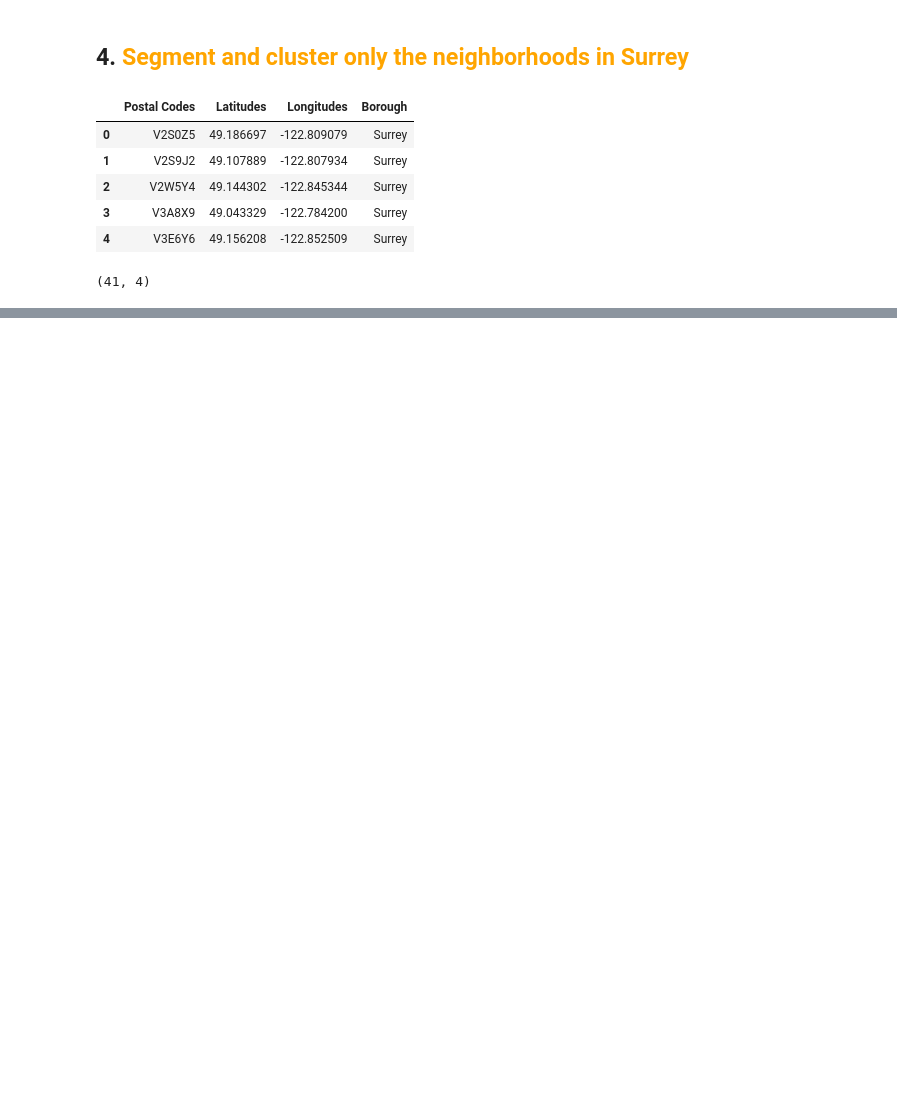
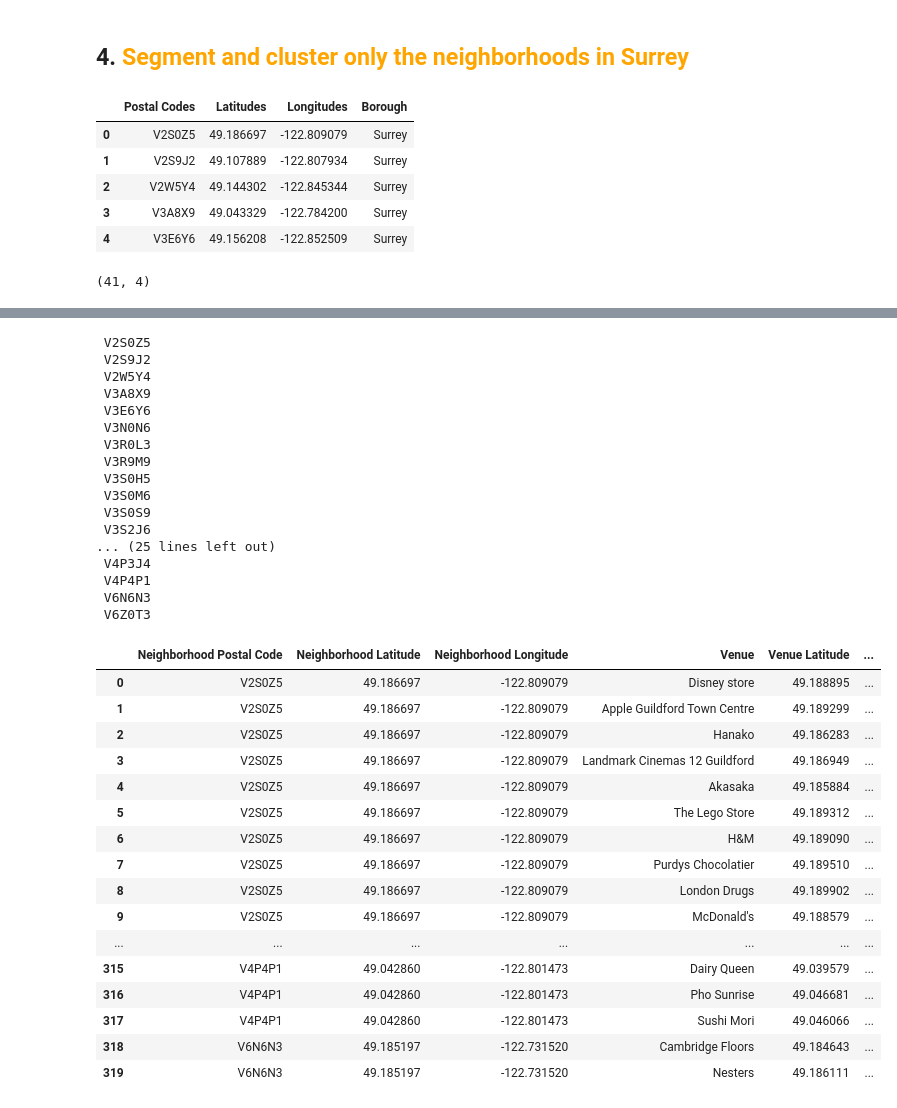
Before and after one commit to dulanjaleekrs/Coursera_Capstone, a Jupyter notebook: Business Recommendations For Surrey, BC - Final.ipynb, the cells around one changed output, grey strips where cells are left out. Drawn from its saved outputs; the diff is of its cells as text; code cells hidden in the pictures; blank space fills up the shorter version.

```diff
--- a/Business Recommendations For Surrey, BC - Final.ipynb
+++ b/Business Recommendations For Surrey, BC - Final.ipynb
@@ -188,0 +222,2 @@ map_surrey
+# %%
+results = requests.get(url).json()
@@ -188,0 +264,78 @@ map_surrey
+# %%
+def getNearbyVenues(names, latitudes, longitudes, radius=500):
+
+    venues_list=[]
+    for name, lat, lng in zip(names, latitudes, longitudes):
+        print(name)
+
+        url = 'https://api.foursquare.com/v2/venues/explore?&client_id={}&client_secret={}&v={}&ll={},{}&radius={}&limit={}'.format(
+            CLIENT_ID,
+            CLIENT_SECRET,
+            VERSION,
+            lat,
+            lng,
+            radius,
+            LIMIT)
+
+        results = requests.get(url).json()["response"]['groups'][0]['items']
+
+        venues_list.append([(
+            name,
+            lat,
+            lng,
+            v['venue']['name'],
+            v['venue']['location']['lat'],
+            v['venue']['location']['lng'],
+            v['venue']['categories'][0]['name']) for v in results])
+
+    nearby_venues = pd.DataFrame([item for venue_list in venues_list for item in venue_list])
+    nearby_venues.columns = ['Neighborhood Postal Code',
+                  'Neighborhood Latitude',
+                  'Neighborhood Longitude',
+                  'Venue',
+                  'Venue Latitude',
+                  'Venue Longitude',
+                  'Venue Category']
+
+    return(nearby_venues)
+# %%
+surrey_venues = getNearbyVenues(names=surrey_data['Postal Codes'],
+                                   latitudes=surrey_data['Latitudes'],
+                                   longitudes=surrey_data['Longitudes']
+                                  )
+surrey_venues
+# %% [output]
+ V2S0Z5
+ V2S9J2
+ V2W5Y4
+ V3A8X9
+ V3E6Y6
+ V3N0N6
+ V3R0L3
+ V3R9M9
+ V3S0H5
+ V3S0M6
+ V3S0S9
+ V3S2J6
+... (25 lines left out)
+ V4P3J4
+ V4P4P1
+ V6N6N3
+ V6Z0T3
+|  | Neighborhood Postal Code | Neighborhood Latitude | Neighborhood Longitude | Venue | Venue Latitude | ... |
+| 0 | V2S0Z5 | 49.186697 | -122.809079 | Disney store | 49.188895 | ... |
+| 1 | V2S0Z5 | 49.186697 | -122.809079 | Apple Guildford Town Centre | 49.189299 | ... |
+| 2 | V2S0Z5 | 49.186697 | -122.809079 | Hanako | 49.186283 | ... |
+| 3 | V2S0Z5 | 49.186697 | -122.809079 | Landmark Cinemas 12 Guildford | 49.186949 | ... |
+| 4 | V2S0Z5 | 49.186697 | -122.809079 | Akasaka | 49.185884 | ... |
+| 5 | V2S0Z5 | 49.186697 | -122.809079 | The Lego Store | 49.189312 | ... |
+| 6 | V2S0Z5 | 49.186697 | -122.809079 | H&M | 49.189090 | ... |
+| 7 | V2S0Z5 | 49.186697 | -122.809079 | Purdys Chocolatier | 49.189510 | ... |
+| 8 | V2S0Z5 | 49.186697 | -122.809079 | London Drugs | 49.189902 | ... |
+| 9 | V2S0Z5 | 49.186697 | -122.809079 | McDonald's | 49.188579 | ... |
+| ... | ... | ... | ... | ... | ... | ... |
+| 315 | V4P4P1 | 49.042860 | -122.801473 | Dairy Queen | 49.039579 | ... |
+| 316 | V4P4P1 | 49.042860 | -122.801473 | Pho Sunrise | 49.046681 | ... |
+| 317 | V4P4P1 | 49.042860 | -122.801473 | Sushi Mori | 49.046066 | ... |
+| 318 | V6N6N3 | 49.185197 | -122.731520 | Cambridge Floors | 49.184643 | ... |
+| 319 | V6N6N3 | 49.185197 | -122.731520 | Nesters | 49.186111 | ... |
```
Also changed, not shown: parts of 24 cells of this notebook.
